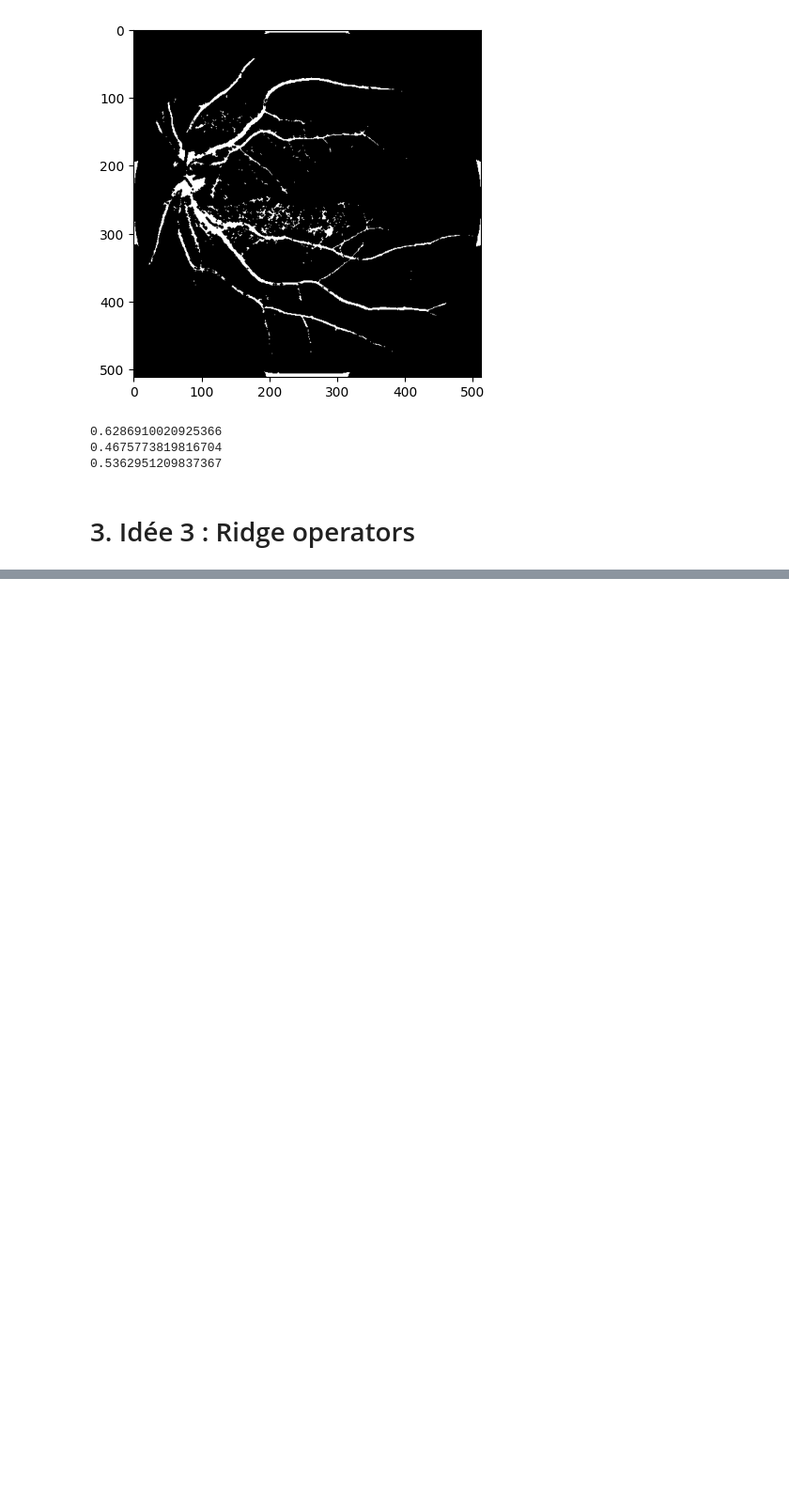
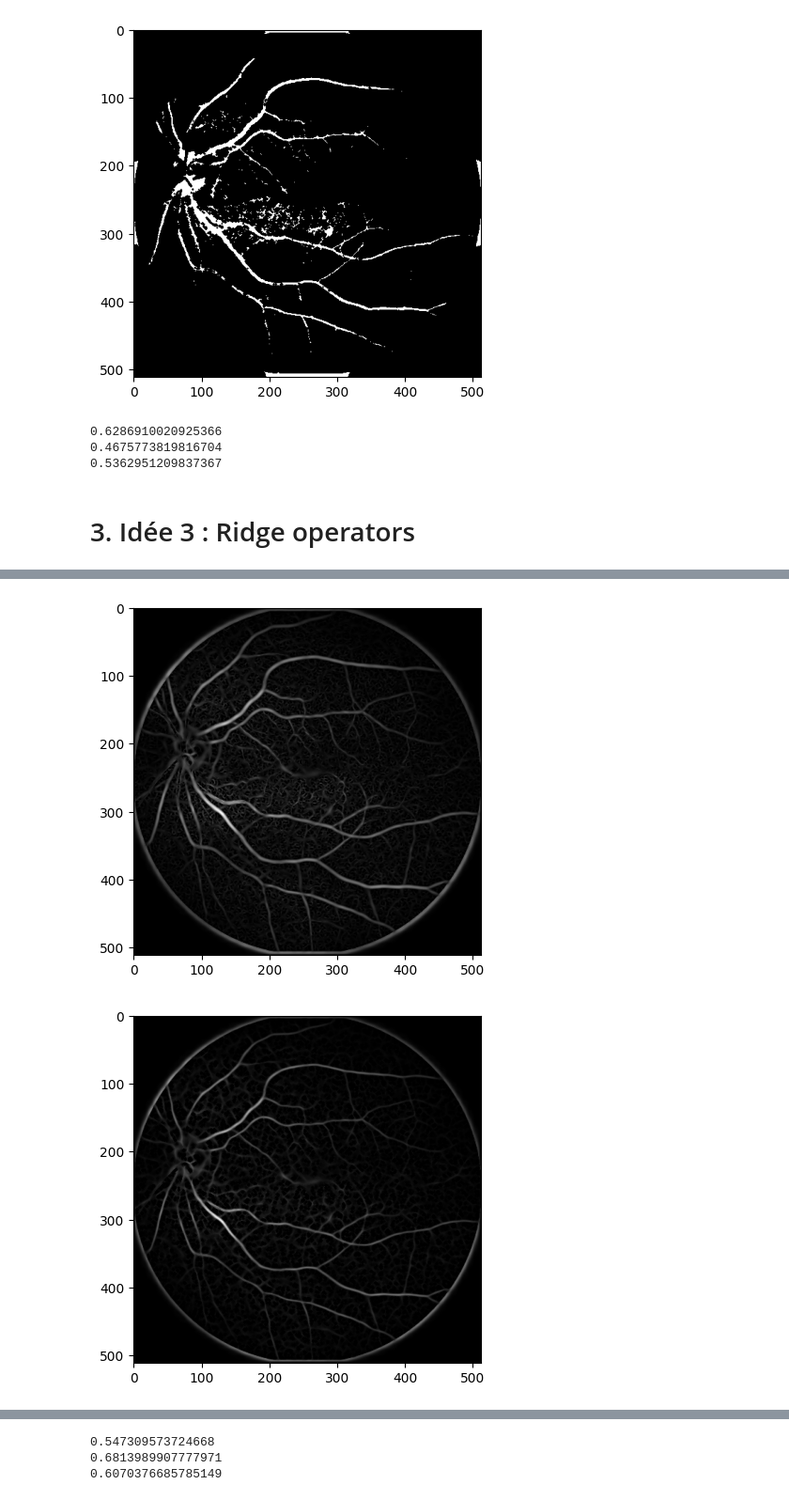
Before and after one commit to olivier-lapabe/Computer_Vision_SLO_Segmentation, a Jupyter notebook: Idées_Edge_Detection.ipynb, the cells around one changed output, grey strips where cells are left out. Shown at 94% size. Cells and saved outputs as stored; diff of their text form; code cells hidden in the pictures; blank space fills up the shorter version.

Commit message:
[develop]: ridge detection ideas tested

```diff
--- a/Idées_Edge_Detection.ipynb
+++ b/Idées_Edge_Detection.ipynb
@@ -126,0 +137,29 @@ plt.show()
+# %%
+low_threshold = 0.7
+high_threshold = 0.8
+dilation_disk = 5
+erosion_disk = 1
+
+img_sato = sato(img_rescaled, sigmas=[1, 2, 3], black_ridges=True)
+img_masked = img_sato[img_mask==1]
+plt.imshow(img_sato, cmap='grey')
+plt.show()
+
+img_erosion = morphology.erosion(img_sato, disk(erosion_disk))
+plt.imshow(img_erosion, cmap='grey')
+plt.show()
+
+# Post-processing (e.g., edge linking, thresholding)
+thresholded_edges_sato = img_erosion > 4
+plt.imshow(thresholded_edges_sato, cmap='grey')
+plt.show()
+
+img_out = thresholded_edges_sato
+img_GT = np.asarray(Image.open(f'./images_IOSTAR/GT_01.png')).astype(np.uint8)
+precis, recall, f1score = evaluate(img_out, img_GT)[0:3]
+print(precis)
+print(recall)
+print(f1score)
+# %% [output]
+[figure, added]
+[figure, added]
@@ -126,0 +167,3 @@ plt.show()
+0.547309573724668
+0.6813989907777971
+0.6070376685785149
```
Also changed, not shown: parts of 6 cells of this notebook, 1 other file.
